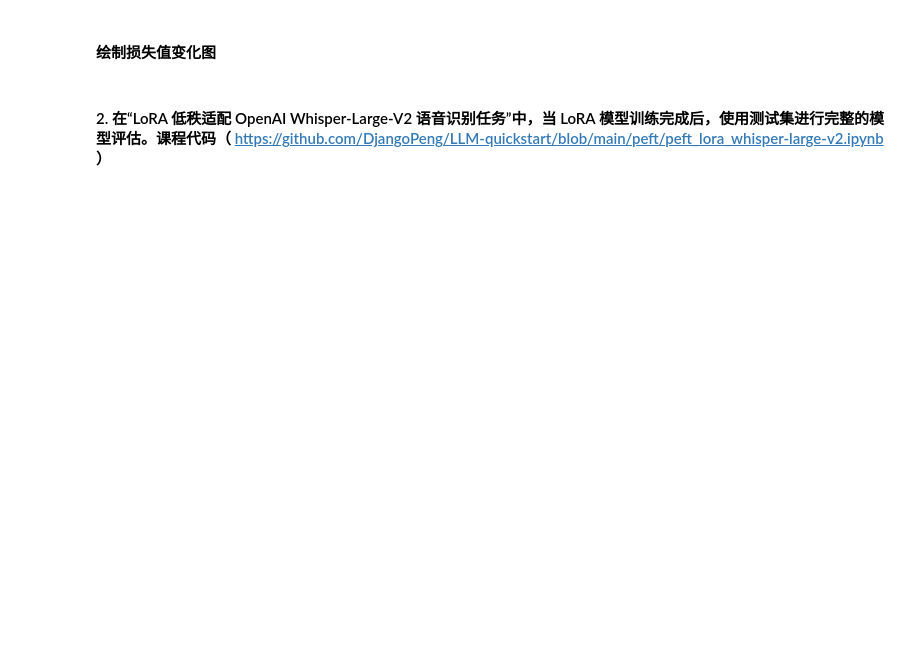
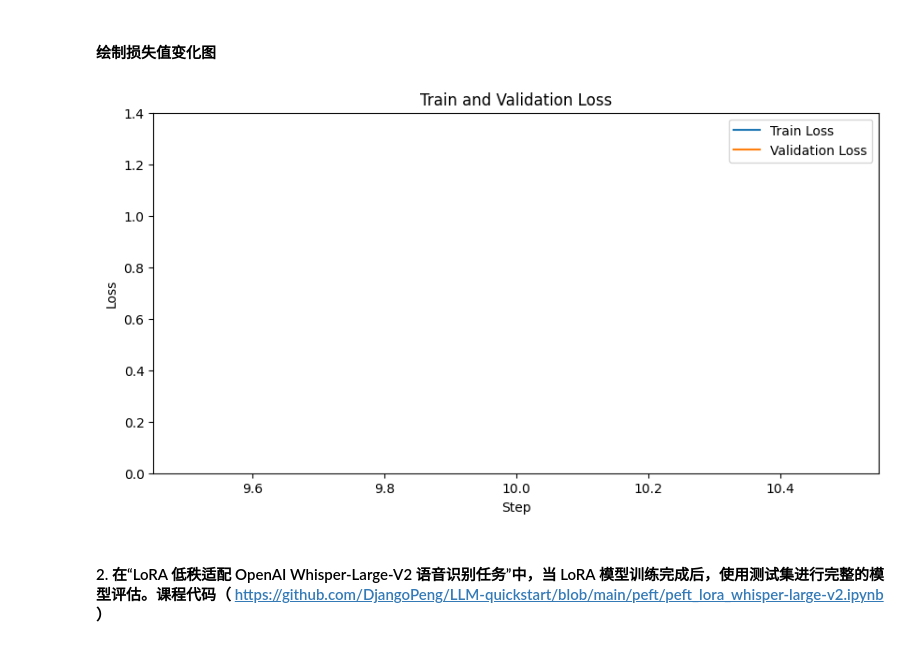
Before and after one commit to king5699/LLM-quickstart, a Jupyter notebook: homework/ch7.ipynb, the cells around one changed output. Cells and saved outputs as stored; diff of their text form; code cells hidden in the pictures; blank space fills up the shorter version.

```diff
--- a/homework/ch7.ipynb
+++ b/homework/ch7.ipynb
@@ -127,9 +147,9 @@ class LossCallback(TrainerCallback):
         self.train_losses = []
         self.eval_losses = []
 
-    def on_log(self, args, state, control, logs=None **kwargs):
+    def on_log(self, args, state, control, logs=None, **kwargs):
         if 'loss' in logs:
-            self.train_losses.append((state.global_step, logs['logss']))
+            self.train_losses.append((state.global_step, logs['loss']))
         if 'eval_loss' in logs:
             self.eval_losses.append((state.global_step, logs['eval_loss']))
 
@@ -139,0 +157,10 @@ trainer.train()
+# %%
+import json
+
+trainer.add_callback(loss_callback)
+trainer.train(resume_from_checkpoint=True)
+
+steps_losses = [loss_callback.train_losses, loss_callback.eval_losses]
+losses_filename = 'tmp/ch7.steps_losses.json'
+with open(losses_filename, 'w', encoding='utf-8') as fp:
+    json.dump(steps_losses, fp)
@@ -144,17 +176,23 @@ trainer.save_model(model_dir)
 # %%
 import matplotlib.pyplot as plt
 
-train_steps, train_losses = zip(*loss_callback.train_losses)
-eval_steps, eval_losses = zip(*loss_callback.eval_losses)
+with open(losses_filename, 'r', encoding='utf-8') as fp:
+    steps_losses = json.load(fp)
+
+train_steps, train_losses = zip(*steps_losses[0])
+eval_steps, eval_losses = zip(*steps_losses[1])
 
 plt.figure(figsize=(10, 5))
 plt.plot(train_steps, train_losses, label='Train Loss')
 plt.plot(eval_steps, eval_losses, label='Validation Loss')
 plt.xlabel('Step')
 plt.ylabel('Loss')
+plt.ylim(0, 1.4)
 plt.title('Train and Validation Loss')
 plt.legend()
 plt.show()
+# %% [output]
+[figure, added]
 # %% [markdown]
 #### 2. 在“LoRA 低秩适配 OpenAI Whisper-Large-V2 语音识别任务”中，当 LoRA 模型训练完成后，使用测试集进行完整的模型评估。课程代码（ https://github.com/DjangoPeng/LLM-quickstart/blob/main/peft/peft_lora_whisper-large-v2.ipynb ）
 # %%
```
Also changed, not shown: parts of 8 cells of this notebook.
